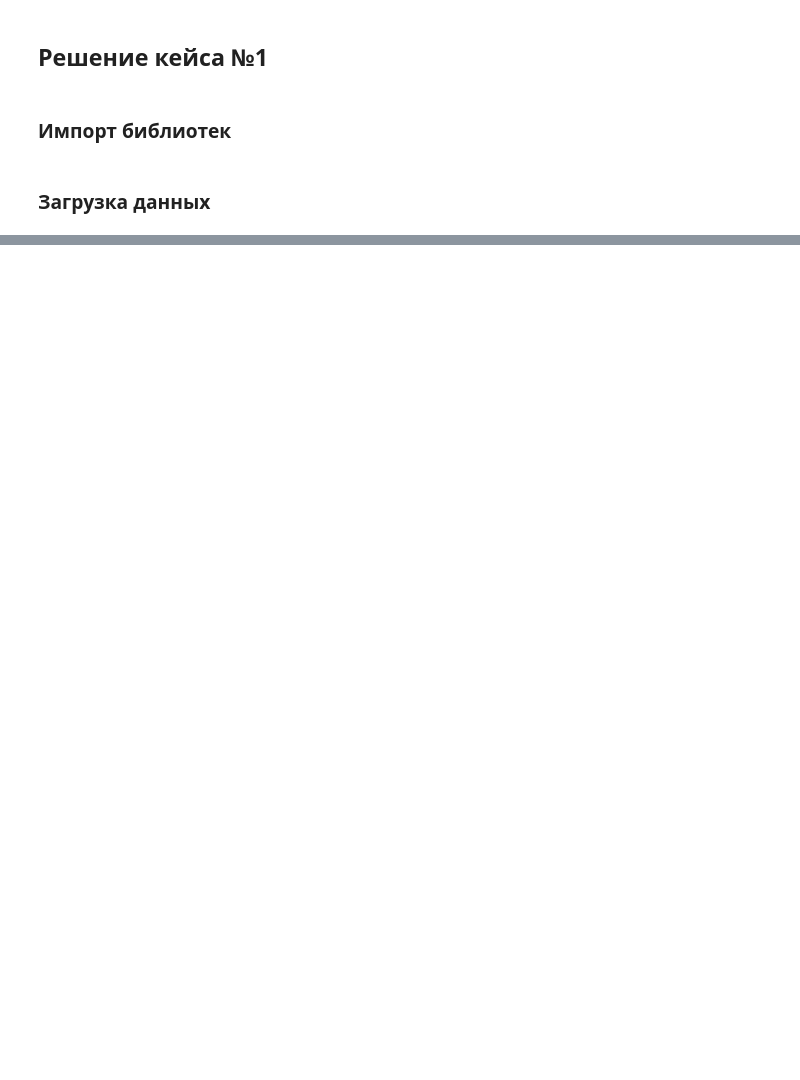
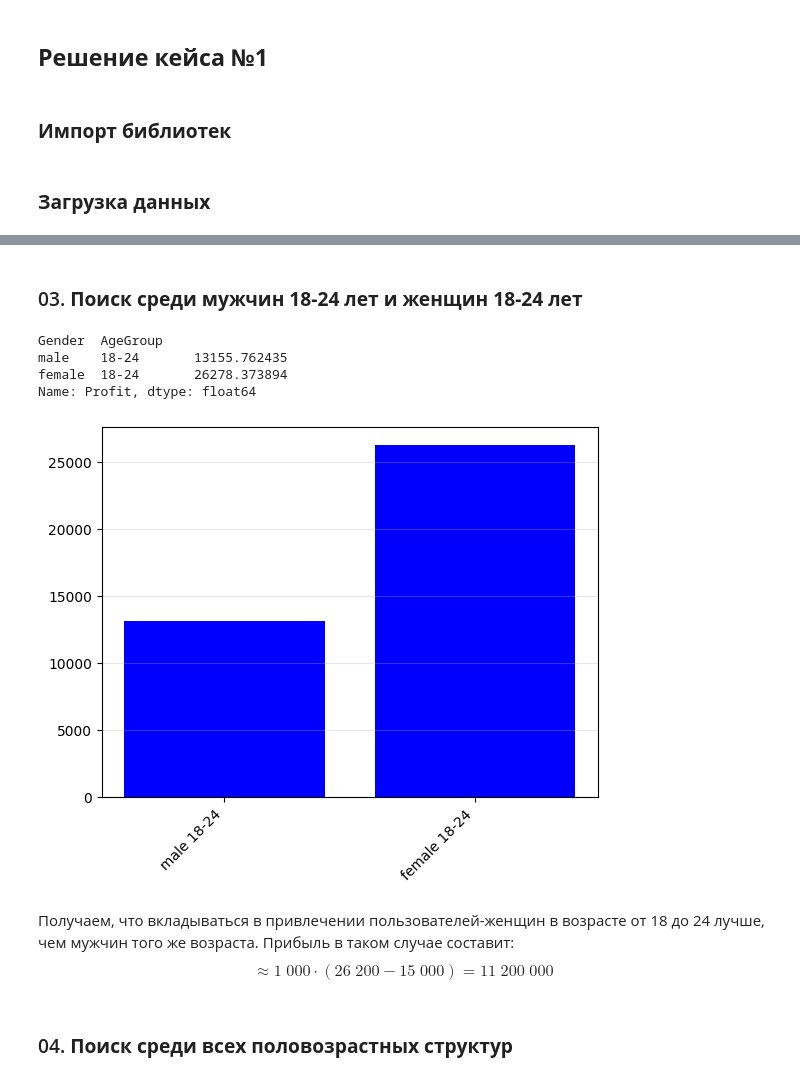
Before and after one commit to a1pha-dev/Cases-Math-Stats-Intro, a Jupyter notebook: src/main.ipynb, the cells around one changed output, grey strips where cells are left out. Cells and saved outputs as stored; diff of their text form; code cells hidden in the pictures; blank space fills up the shorter version.

```diff
--- a/src/main.ipynb
+++ b/src/main.ipynb
@@ -21,0 +54,4 @@ df.head()
+# %%
+df = df.loc[
+    (df["Profit"].between(df["Profit"].min(), df["Profit"].max(), inclusive="neither")), :
+]
@@ -21,0 +60,3 @@ df.head()
+# %%
+df["Gender"] = pd.Categorical(df["Gender"], ["male", "female"])
+df["AgeGroup"] = pd.Categorical(df["AgeGroup"], ["18-24", "25-39", "40+"])
@@ -21,0 +79,23 @@ df.head()
+# %% [markdown]
+### 03. **Поиск среди мужчин 18-24 лет и женщин 18-24 лет**
+# %%
+work_df_piece: pd.DataFrame = df.loc[df["AgeGroup"] == "18-24"].groupby(["Gender", "AgeGroup"], observed=True).mean()["Profit"]
+work_df_piece.head()
+# %% [output]
+Gender  AgeGroup
+male    18-24       13155.762435
+female  18-24       26278.373894
+Name: Profit, dtype: float64
+# %%
+plt.bar(list(map(lambda label: " ".join(label), work_df_piece.index)), work_df_piece, color=[
+    "b" if x > 0 else "r" for x in work_df_piece
+])
+plt.xticks(rotation=45, ha='right')
+plt.grid(axis='y', alpha=0.3)
+plt.show()
+# %% [output]
+[figure, added]
+# %% [markdown]
+Получаем, что вкладываться в привлечении пользователей-женщин в возрасте от 18 до 24 лучше, чем мужчин того же возраста. Прибыль в таком случае составит: $$\approx 1\;000\cdot(26\;200-15\;000)=\boxed{11\;200\;000}$$
+# %% [markdown]
+### 04. **Поиск среди всех половозрастных структур**
```
Also changed, not shown: parts of 23 cells of this notebook, 2 other files.
